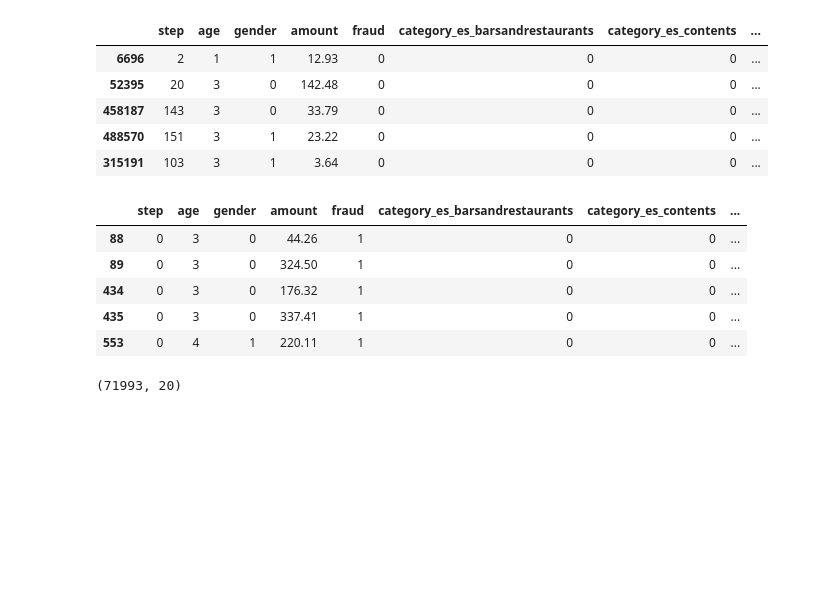
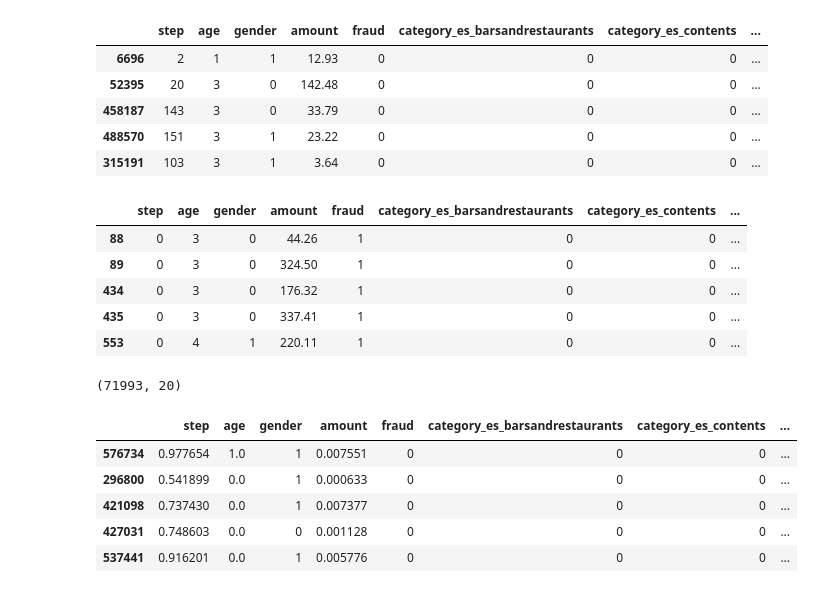
Before and after one commit to hibashir/Fraud-Detection, a Jupyter notebook: FraudDetection.ipynb, the cells around one changed output. Drawn from its saved outputs; the diff is of its cells as text; code cells hidden in the pictures; blank space fills up the shorter version.

```diff
--- a/FraudDetection.ipynb
+++ b/FraudDetection.ipynb
@@ -365,9 +365,9 @@ Data columns (total 20 columns):
 dtypes: float64(1), int64(3), object(1), uint8(15)
 memory usage: 35.6+ MB
 # %%
-#this step was done in the previous cell (the percentage count)
-#non_fraud_data=fraud_df[fraud_df['fraud']==0]
-#non_fraud_data['fraud'].value_counts()
+
+non_fraud_data=fraud_df[fraud_df['fraud']==0]
+non_fraud_data['fraud'].value_counts()
 # %% [output]
 0    585757
 Name: fraud, dtype: int64
@@ -417,4 +417,18 @@ combined_fraud_df.shape
 # Drop data that is not a,b,c, or d
 # Use one-hot encoding for nominal
 # Reduce dimensions of your features
+# %%
+#(data – np. min(data)) / (np. max(data) – np. min(data)
+combined_fraud_df['age']=combined_fraud_df['age'].astype(int)
+combined_fraud_df['amount']=(combined_fraud_df['amount']-np.min(combined_fraud_df['amount']))/(np.max(combined_fraud_df['amount'])-np.min(combined_fraud_df['amount']))
+combined_fraud_df['step']=(combined_fraud_df['step']-np.min(combined_fraud_df['step']))/(np.max(combined_fraud_df['step'])-np.min(combined_fraud_df['step']))
+combined_fraud_df['age']=(combined_fraud_df['age']-np.min(combined_fraud_df['age']))/(np.max(combined_fraud_df['age'])-np.min(combined_fraud_df['age']))
+combined_fraud_df.head()
+# %% [output]
+|  | step | age | gender | amount | fraud | category_es_barsandrestaurants | category_es_contents | ... |
+| 576734 | 0.977654 | 1.0 | 1 | 0.007551 | 0 | 0 | 0 | ... |
+| 296800 | 0.541899 | 0.0 | 1 | 0.000633 | 0 | 0 | 0 | ... |
+| 421098 | 0.737430 | 0.0 | 1 | 0.007377 | 0 | 0 | 0 | ... |
+| 427031 | 0.748603 | 0.0 | 0 | 0.001128 | 0 | 0 | 0 | ... |
+| 537441 | 0.916201 | 0.0 | 1 | 0.005776 | 0 | 0 | 0 | ... |
 # %%
```
Also changed, not shown: parts of 12 cells of this notebook.
